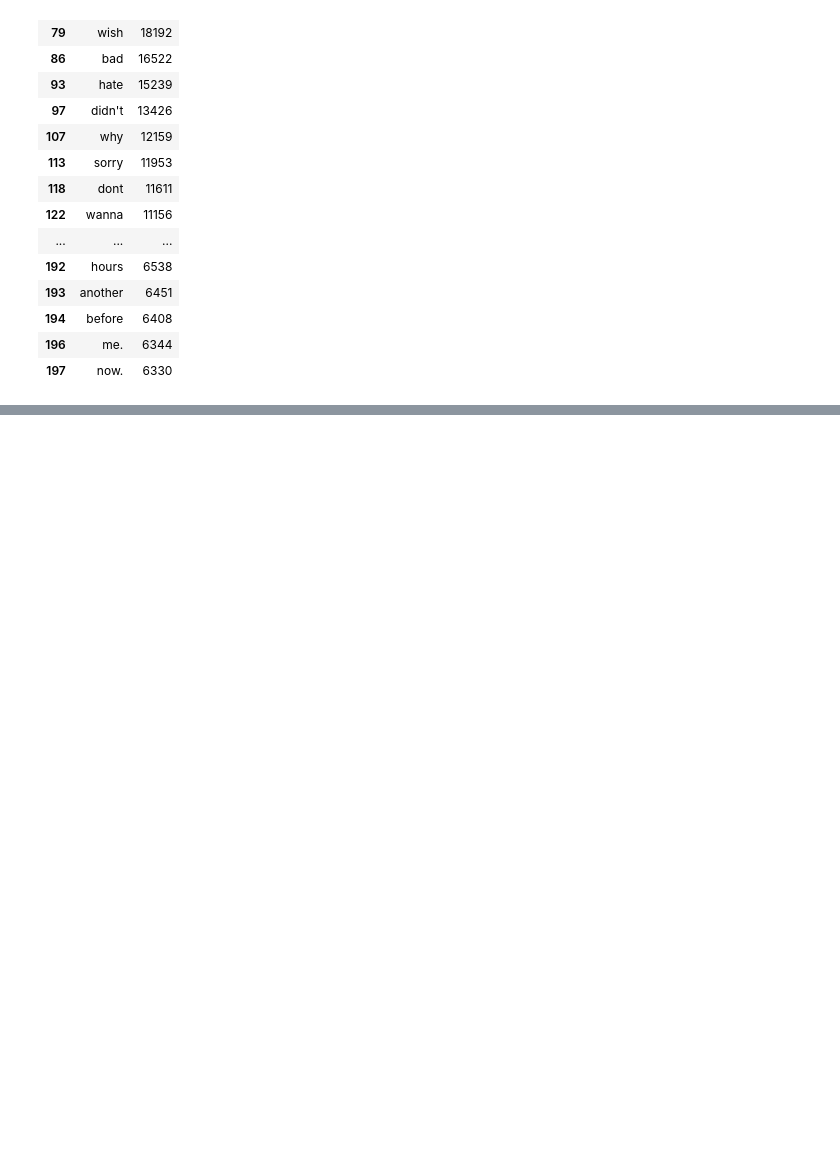
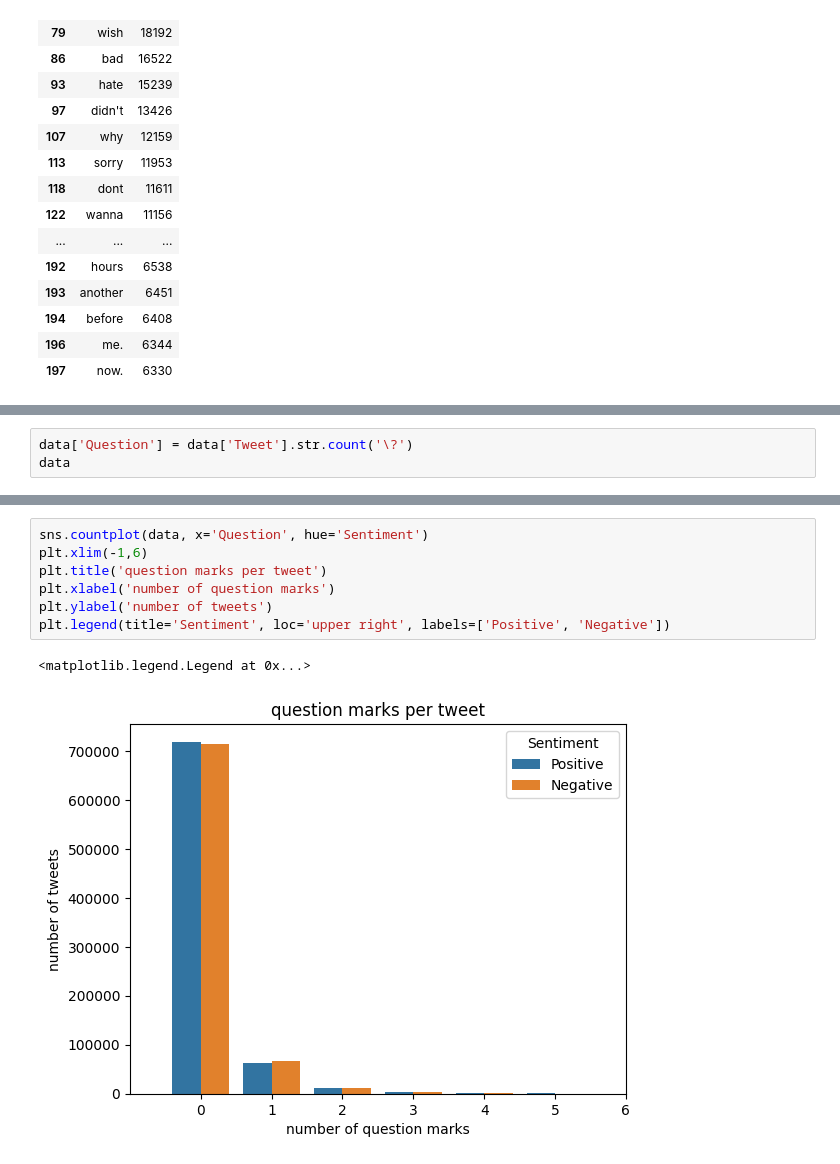
Before and after one commit to DavidStein7/marketing_analytics_project, a Jupyter notebook: Notebooks/finn_data_exploration.ipynb, the cells around one changed output, grey strips where cells are left out. Drawn from its saved outputs; the diff is of its cells as text; blank space fills up the shorter version.

```diff
--- a/Notebooks/finn_data_exploration.ipynb
+++ b/Notebooks/finn_data_exploration.ipynb
@@ -206,0 +266,3 @@ unique_neg
+# %%
+data['Question'] = data['Tweet'].str.count('\?')
+data
@@ -206,0 +283,10 @@ unique_neg
+# %%
+sns.countplot(data, x='Question', hue='Sentiment')
+plt.xlim(-1,6)
+plt.title('question marks per tweet')
+plt.xlabel('number of question marks')
+plt.ylabel('number of tweets')
+plt.legend(title='Sentiment', loc='upper right', labels=['Positive', 'Negative'])
+# %% [output]
+<matplotlib.legend.Legend at 0x...>
+[figure, added]
```
Also changed, not shown: parts of 11 cells of this notebook.
